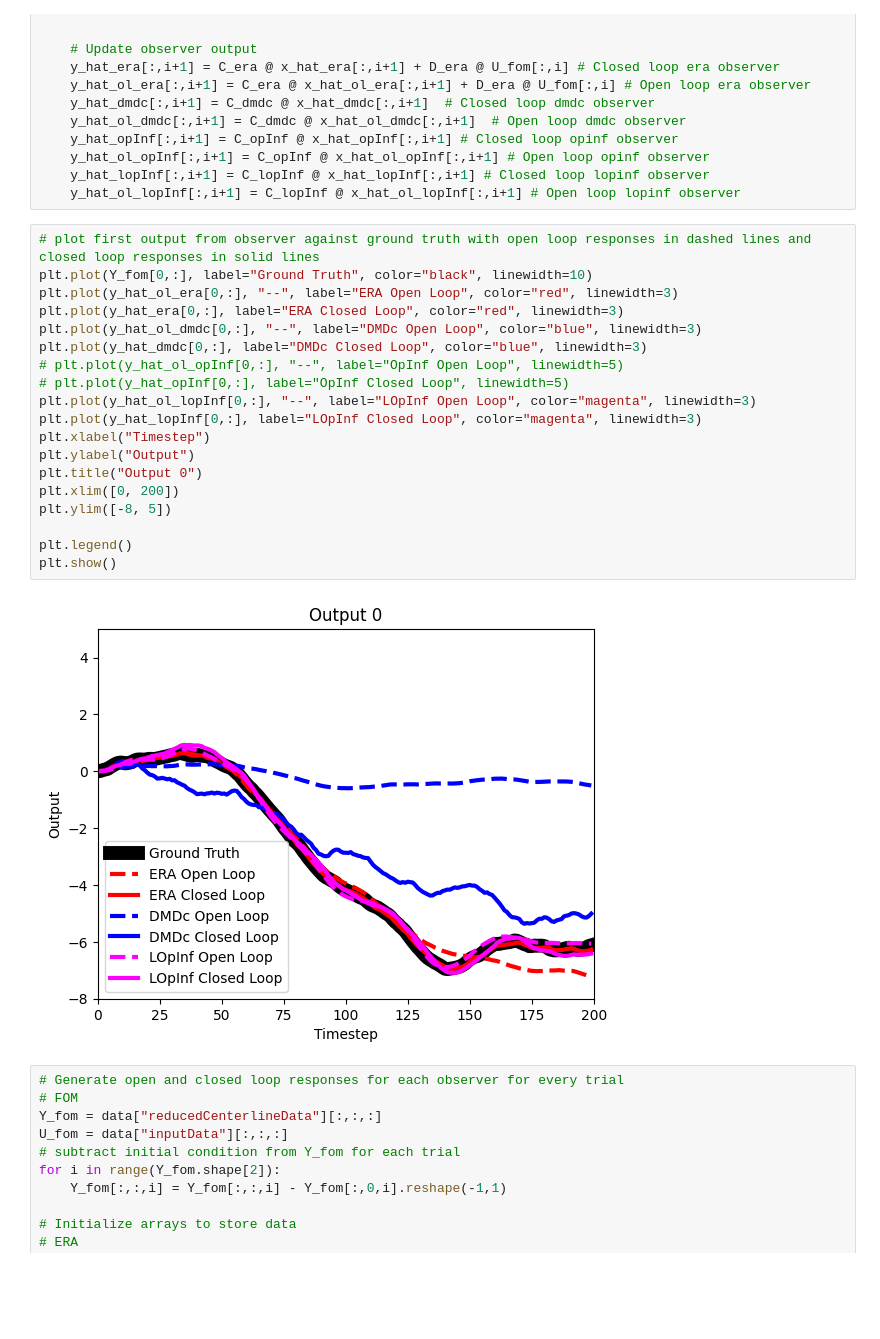
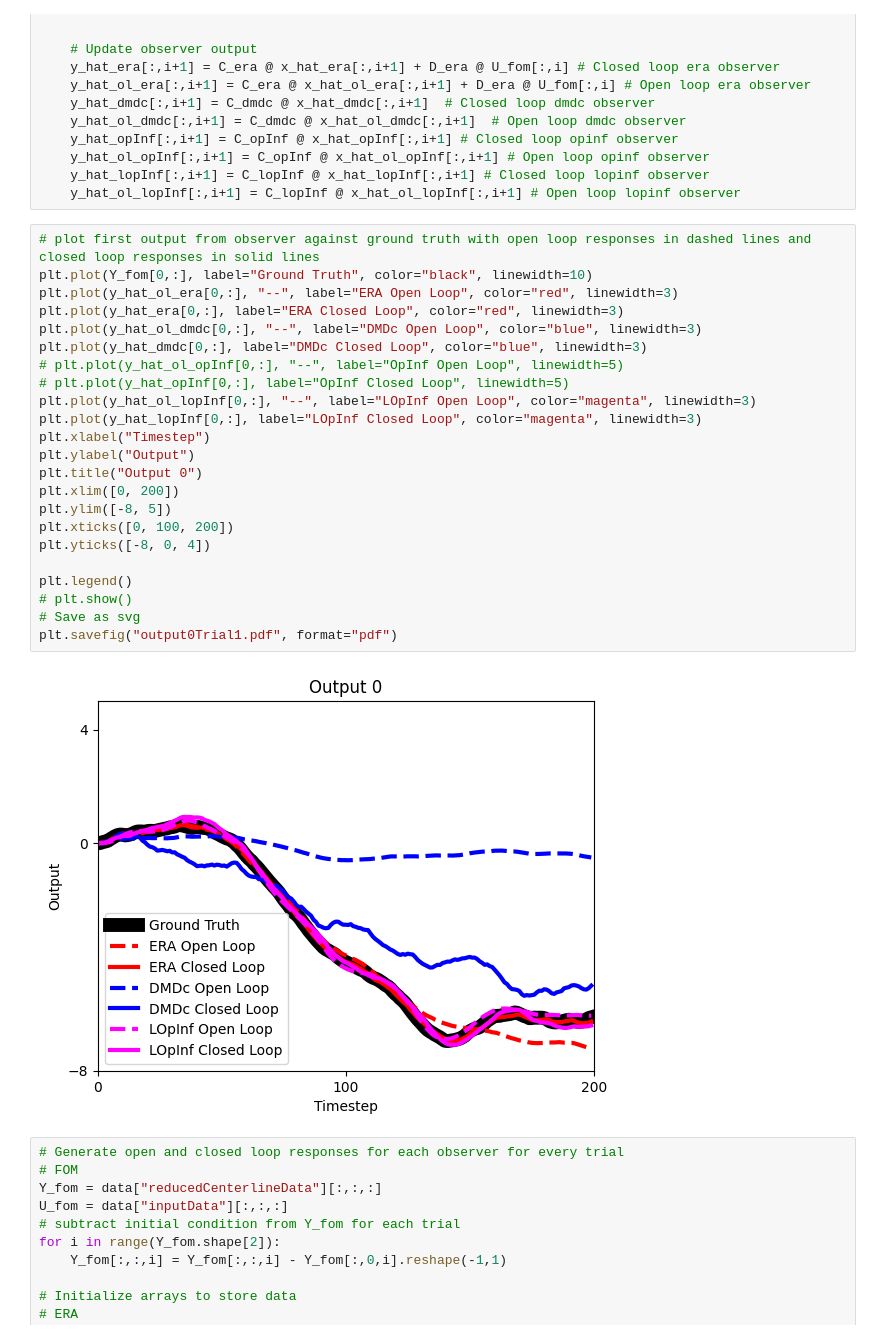
Before and after one commit to iman-adibnazari/anguilliformOptimalControl, a Jupyter notebook: src/stateObserverAnalysis.ipynb, the cells around one changed output. Saved outputs shown, nothing was run; the diff lists cells and outputs as text; blank space fills up the shorter version.

```diff
--- a/src/stateObserverAnalysis.ipynb
+++ b/src/stateObserverAnalysis.ipynb
@@ -136,24 +136,28 @@ for i in range(timesteps-1):
 # %%
 # plot first output from observer against ground truth with open loop responses in dashed lines and closed loop responses in solid lines
 plt.plot(Y_fom[0,:], label="Ground Truth", color="black", linewidth=10)
 plt.plot(y_hat_ol_era[0,:], "--", label="ERA Open Loop", color="red", linewidth=3)
 plt.plot(y_hat_era[0,:], label="ERA Closed Loop", color="red", linewidth=3)
 plt.plot(y_hat_ol_dmdc[0,:], "--", label="DMDc Open Loop", color="blue", linewidth=3)
 plt.plot(y_hat_dmdc[0,:], label="DMDc Closed Loop", color="blue", linewidth=3)
 # plt.plot(y_hat_ol_opInf[0,:], "--", label="OpInf Open Loop", linewidth=5)
 # plt.plot(y_hat_opInf[0,:], label="OpInf Closed Loop", linewidth=5)
 plt.plot(y_hat_ol_lopInf[0,:], "--", label="LOpInf Open Loop", color="magenta", linewidth=3)
 plt.plot(y_hat_lopInf[0,:], label="LOpInf Closed Loop", color="magenta", linewidth=3)
 plt.xlabel("Timestep")
 plt.ylabel("Output")
 plt.title("Output 0")
 plt.xlim([0, 200])
 plt.ylim([-8, 5])
+plt.xticks([0, 100, 200])
+plt.yticks([-8, 0, 4])
 
 plt.legend()
-plt.show()
+# plt.show()
+# Save as svg
+plt.savefig("output0Trial1.pdf", format="pdf")
 # %% [output]
-[figure, old version]
+[figure, new version]
 # %%
 # Generate open and closed loop responses for each observer for every trial
 # FOM
```
Also changed, not shown: parts of 5 cells of this notebook, 3 other files.
